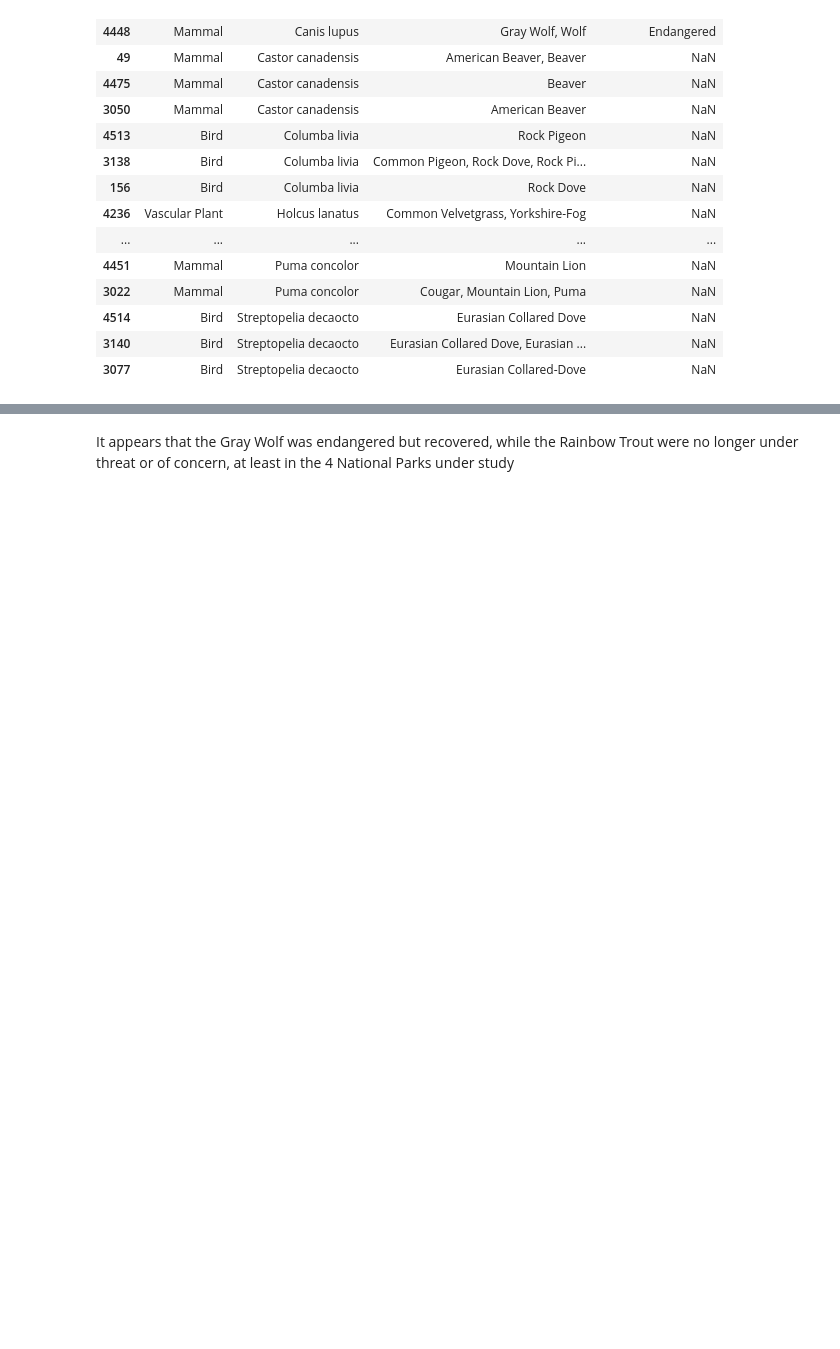
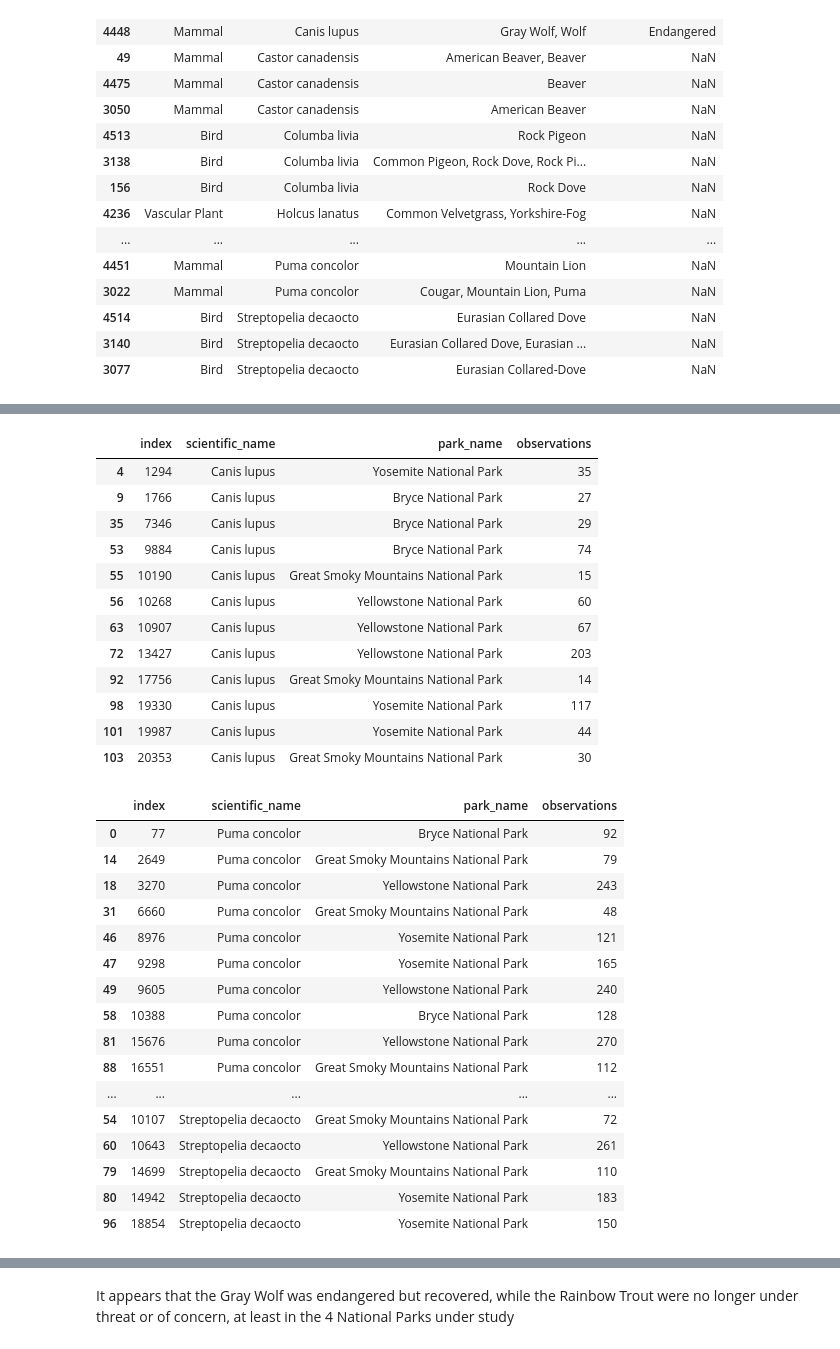
Before and after one commit to rj-pal/Biodiversity, a Jupyter notebook: biodiversity.ipynb, the cells around one changed output, grey strips where cells are left out. Cells and saved outputs as stored; diff of their text form; code cells hidden in the pictures; blank space fills up the shorter version.

Commit message:
Created new dataframe in  EDA analysis in progress

```diff
--- a/biodiversity.ipynb
+++ b/biodiversity.ipynb
@@ -505,0 +523,34 @@ species[species.scientific_name == 'Canis lupus']
+# %%
+display(observations[observations.scientific_name.isin(obsv_counts[:9].index)].reset_index().sort_values(by=['scientific_name', 'index']).head(12))
+observations[observations.scientific_name.isin(obsv_counts[:9].index)].reset_index().sort_values(by=['scientific_name', 'index']).tail(24)
+# %% [output]
+|  | index | scientific_name | park_name | observations |
+| 4 | 1294 | Canis lupus | Yosemite National Park | 35 |
+| 9 | 1766 | Canis lupus | Bryce National Park | 27 |
+| 35 | 7346 | Canis lupus | Bryce National Park | 29 |
+| 53 | 9884 | Canis lupus | Bryce National Park | 74 |
+| 55 | 10190 | Canis lupus | Great Smoky Mountains National Park | 15 |
+| 56 | 10268 | Canis lupus | Yellowstone National Park | 60 |
+| 63 | 10907 | Canis lupus | Yellowstone National Park | 67 |
+| 72 | 13427 | Canis lupus | Yellowstone National Park | 203 |
+| 92 | 17756 | Canis lupus | Great Smoky Mountains National Park | 14 |
+| 98 | 19330 | Canis lupus | Yosemite National Park | 117 |
+| 101 | 19987 | Canis lupus | Yosemite National Park | 44 |
+| 103 | 20353 | Canis lupus | Great Smoky Mountains National Park | 30 |
+|  | index | scientific_name | park_name | observations |
+| 0 | 77 | Puma concolor | Bryce National Park | 92 |
+| 14 | 2649 | Puma concolor | Great Smoky Mountains National Park | 79 |
+| 18 | 3270 | Puma concolor | Yellowstone National Park | 243 |
+| 31 | 6660 | Puma concolor | Great Smoky Mountains National Park | 48 |
+| 46 | 8976 | Puma concolor | Yosemite National Park | 121 |
+| 47 | 9298 | Puma concolor | Yosemite National Park | 165 |
+| 49 | 9605 | Puma concolor | Yellowstone National Park | 240 |
+| 58 | 10388 | Puma concolor | Bryce National Park | 128 |
+| 81 | 15676 | Puma concolor | Yellowstone National Park | 270 |
+| 88 | 16551 | Puma concolor | Great Smoky Mountains National Park | 112 |
+| ... | ... | ... | ... | ... |
+| 54 | 10107 | Streptopelia decaocto | Great Smoky Mountains National Park | 72 |
+| 60 | 10643 | Streptopelia decaocto | Yellowstone National Park | 261 |
+| 79 | 14699 | Streptopelia decaocto | Great Smoky Mountains National Park | 110 |
+| 80 | 14942 | Streptopelia decaocto | Yosemite National Park | 183 |
+| 96 | 18854 | Streptopelia decaocto | Yosemite National Park | 150 |
```
Also changed, not shown: parts of 137 cells of this notebook, 2 other files.
